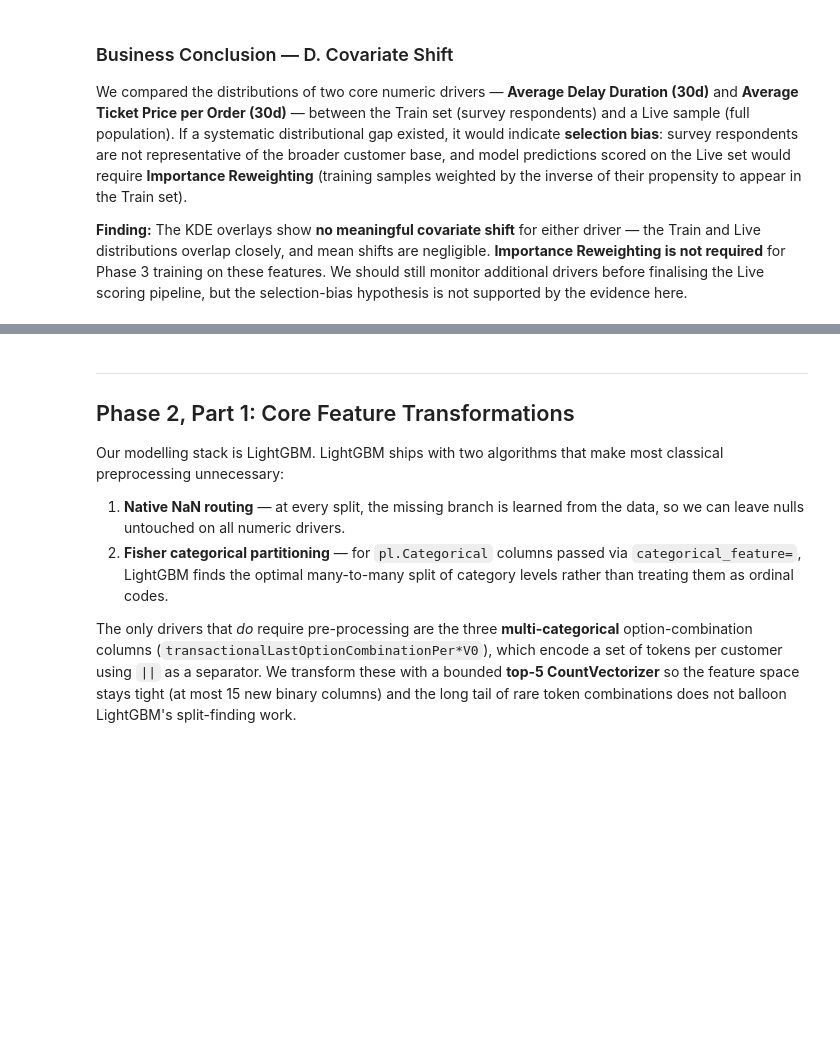
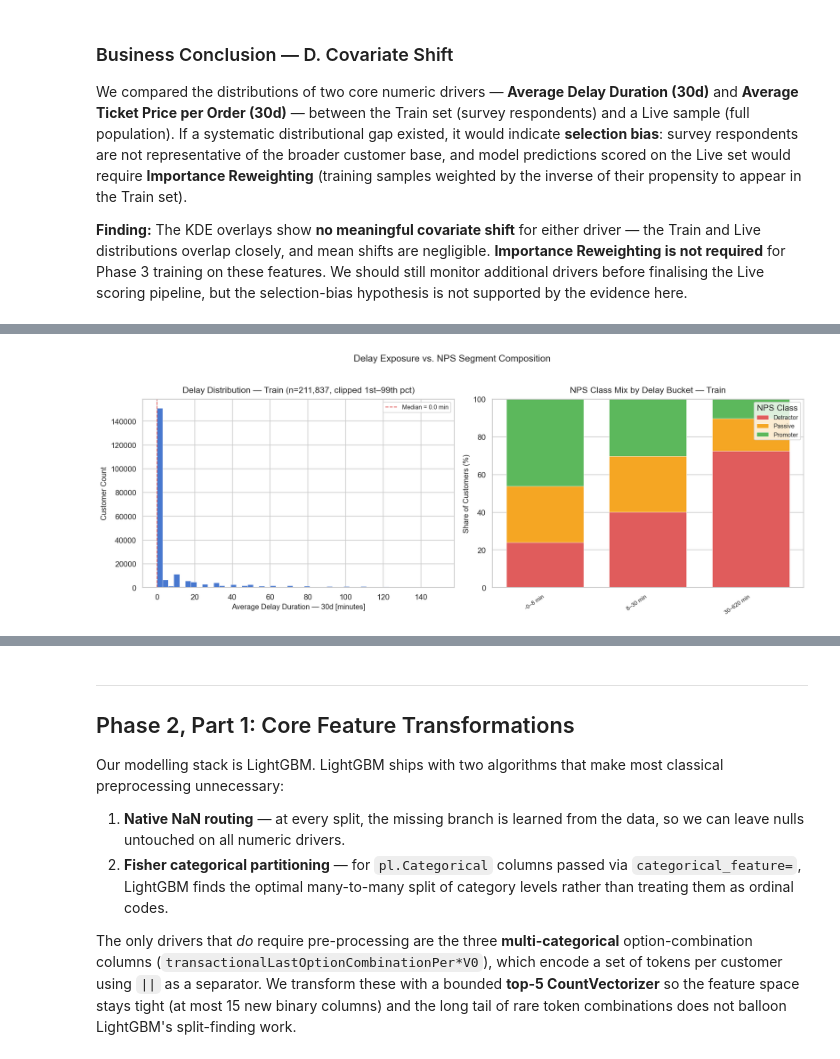
Before and after one commit to med-khalil-jabri/nps-drivers-analytics, a Jupyter notebook: notebooks/01_nps_hybrid_analysis.ipynb, the cells around one changed output, grey strips where cells are left out. Saved outputs shown, nothing was run; the diff lists cells and outputs as text; code cells hidden in the pictures; blank space fills up the shorter version.

```diff
--- a/notebooks/01_nps_hybrid_analysis.ipynb
+++ b/notebooks/01_nps_hybrid_analysis.ipynb
@@ -808,0 +814,98 @@ We compared the distributions of two core numeric drivers — **Average Delay Du
+# %%
+DELAY_COL = "transactionalTravelTripAverageDelayDurationV0Last30d"
+NPS_CLASS_LABELS = {0: "Detractor", 1: "Passive", 2: "Promoter"}
+NPS_CLASS_COLORS = {0: "#E05C5C", 1: "#F5A623", 2: "#5CB85C"}
+CLASS_ORDER = [0, 1, 2]
+
+delay_df = (
+    wide_train
+    .filter(pl.col(DELAY_COL).is_not_null() & pl.col("nps_class").is_in(CLASS_ORDER))
+    .select(DELAY_COL, "nps_class")
+)
+delay_pd = delay_df.to_pandas()
+delays = delay_pd[DELAY_COL].to_numpy()
+
+# Quantile bins — roughly equal customers per bucket for readable class-mix bars
+delay_pd["delay_bin"] = pd.qcut(
+    delay_pd[DELAY_COL],
+    q=8,
+    duplicates="drop",
+)
+
+class_by_bin = (
+    delay_pd
+    .groupby(["delay_bin", "nps_class"], observed=True)
+    .size()
+    .unstack(fill_value=0)
+    .reindex(columns=CLASS_ORDER, fill_value=0)
+)
+class_pct_by_bin = class_by_bin.div(class_by_bin.sum(axis=1), axis=0) * 100
+bin_labels = [
+    f"{interval.left:.0f}–{interval.right:.0f} min"
+    for interval in class_by_bin.index
+]
+
+fig, axes = plt.subplots(1, 2, figsize=(15, 5.5))
+
+# Left — marginal delay histogram (clipped to 1st–99th percentile)
+lo, hi = np.percentile(delays, [1, 99])
+delays_clipped = delays[(delays >= lo) & (delays <= hi)]
+axes[0].hist(
+    delays_clipped,
+    bins=50,
+    color="#4878CF",
+    edgecolor="white",
+    linewidth=0.4,
+)
+axes[0].axvline(np.median(delays_clipped), color="#E05C5C", linestyle="--", linewidth=1.2,
+                label=f"Median = {np.median(delays_clipped):.1f} min")
+axes[0].set_xlabel("Average Delay Duration — 30d [minutes]")
+axes[0].set_ylabel("Customer Count")
+axes[0].set_title(
+    f"Delay Distribution — Train (n={len(delays):,}, clipped 1st–99th pct)",
+    pad=10,
+)
+axes[0].legend(fontsize=9)
+
+# Right — 100% stacked bar: NPS class mix per delay bucket
+bottom = np.zeros(len(class_pct_by_bin))
+x = np.arange(len(class_pct_by_bin))
+for cls in CLASS_ORDER:
+    values = class_pct_by_bin[cls].to_numpy()
+    axes[1].bar(
+        x,
+        values,
+        bottom=bottom,
+        label=NPS_CLASS_LABELS[cls],
+        color=NPS_CLASS_COLORS[cls],
+        edgecolor="white",
+        linewidth=0.5,
+        width=0.75,
+    )
+    bottom += values
+
+axes[1].set_xticks(x)
+axes[1].set_xticklabels(bin_labels, rotation=35, ha="right", fontsize=8.5)
+axes[1].set_ylabel("Share of Customers (%)")
+axes[1].set_ylim(0, 100)
+axes[1].set_title("NPS Class Mix by Delay Bucket — Train", pad=10)
+axes[1].legend(title="NPS Class", fontsize=9, loc="upper right")
+
+plt.suptitle(
+    "Delay Exposure vs. NPS Segment Composition",
+    fontsize=14,
+    y=1.02,
+)
+plt.tight_layout()
+plt.show()
+
+# Summary table
+print(f"Customers with non-null delay: {len(delay_pd):,} / {wide_train.height:,}")
+print("\nClass counts by delay bucket:")
+summary = class_by_bin.copy()
+summary.columns = [NPS_CLASS_LABELS[c] for c in summary.columns]
+summary.index = bin_labels
+summary["Total"] = summary.sum(axis=1)
+print(summary.to_string())
+# %% [output]
+[figure, added]
```
Also changed, not shown: parts of 8 cells of this notebook, 1 other file.
